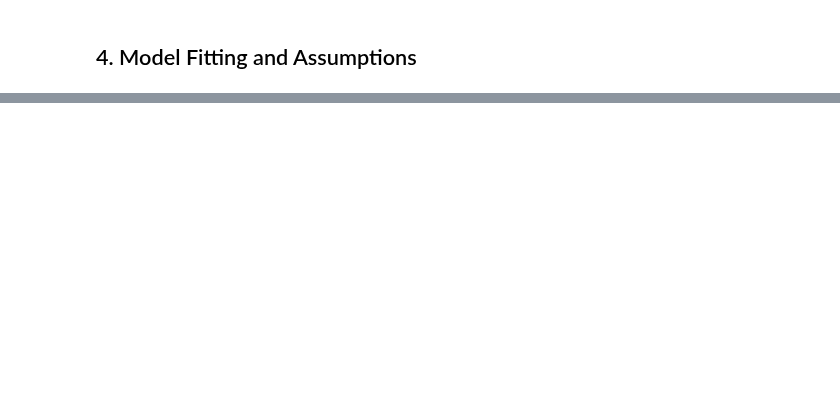
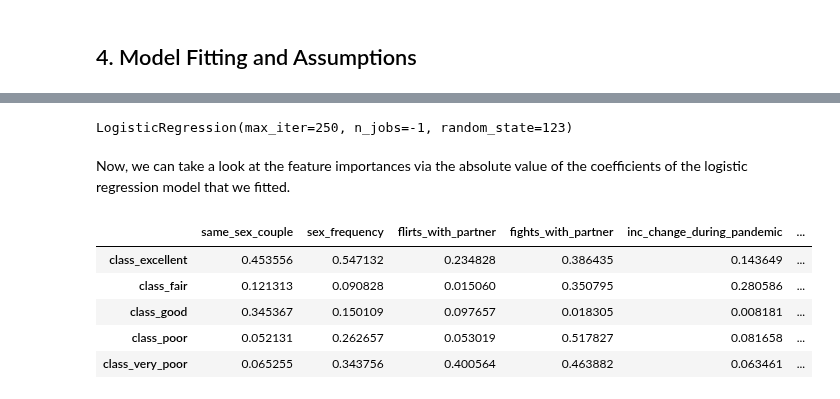
Before and after one commit to diverse-data-hub/diverse-data-hub.github.io, a Jupyter notebook: website_files/notebooks/py-hcmst.ipynb, the cells around one changed output, grey strips where cells are left out. Saved outputs shown, nothing was run; the diff lists cells and outputs as text; code cells hidden in the pictures; blank space fills up the shorter version.

```diff
--- a/website_files/notebooks/py-hcmst.ipynb
+++ b/website_files/notebooks/py-hcmst.ipynb
@@ -318,0 +324,5 @@ OrderedModel Results
+# %%
+X = hcmst.drop(columns=['relationship_quality'])
+y = hcmst['relationship_quality']
+
+X_train, X_test, y_train, y_test = train_test_split(X, y, test_size=0.3, random_state=123)
@@ -318,0 +335,18 @@ OrderedModel Results
+# %%
+# make sure the specified order for the variables are maintained
+level_order = [
+    hcmst["same_sex_couple"].cat.categories.tolist(),
+    hcmst["sex_frequency"].cat.categories.tolist(),
+    hcmst["flirts_with_partner"].cat.categories.tolist(),
+    hcmst["fights_with_partner"].cat.categories.tolist(),
+    hcmst["inc_change_during_pandemic"].cat.categories.tolist(),
+    hcmst["subject_had_covid"].cat.categories.tolist(),
+    hcmst["partner_had_covid"].cat.categories.tolist(),
+    hcmst["subject_vaccinated"].cat.categories.tolist(),
+    hcmst["partner_vaccinated"].cat.categories.tolist(),
+    hcmst["agree_covid_approach"].cat.categories.tolist(),
+]
+
+preprocessor = OrdinalEncoder(categories=level_order)
+X_train_transformed = preprocessor.fit_transform(X_train)
+X_test_transformed = preprocessor.transform(X_test)
@@ -318,0 +357,23 @@ OrderedModel Results
+# %%
+logistic_regression_model = LogisticRegression(random_state=123, max_iter=250, n_jobs=-1)
+logistic_regression_model.fit(X_train_transformed, y_train)
+# %% [output]
+LogisticRegression(max_iter=250, n_jobs=-1, random_state=123)
+# %% [markdown]
+Now, we can take a look at the feature importances via the absolute value of the coefficients of the logistic regression model that we fitted.
+# %%
+feature_names = X.columns
+coef_df = pd.DataFrame(
+    logistic_regression_model.coef_,
+    columns=feature_names,
+    index=[f'class_{c}' for c in logistic_regression_model.classes_]
+)
+abs_coef_df = np.abs(coef_df)
+abs_coef_df
+# %% [output]
+|  | same_sex_couple | sex_frequency | flirts_with_partner | fights_with_partner | inc_change_during_pandemic | ... |
+| class_excellent | 0.453556 | 0.547132 | 0.234828 | 0.386435 | 0.143649 | ... |
+| class_fair | 0.121313 | 0.090828 | 0.015060 | 0.350795 | 0.280586 | ... |
+| class_good | 0.345367 | 0.150109 | 0.097657 | 0.018305 | 0.008181 | ... |
+| class_poor | 0.052131 | 0.262657 | 0.053019 | 0.517827 | 0.081658 | ... |
+| class_very_poor | 0.065255 | 0.343756 | 0.400564 | 0.463882 | 0.063461 | ... |
```
Also changed, not shown: parts of 12 cells of this notebook.
